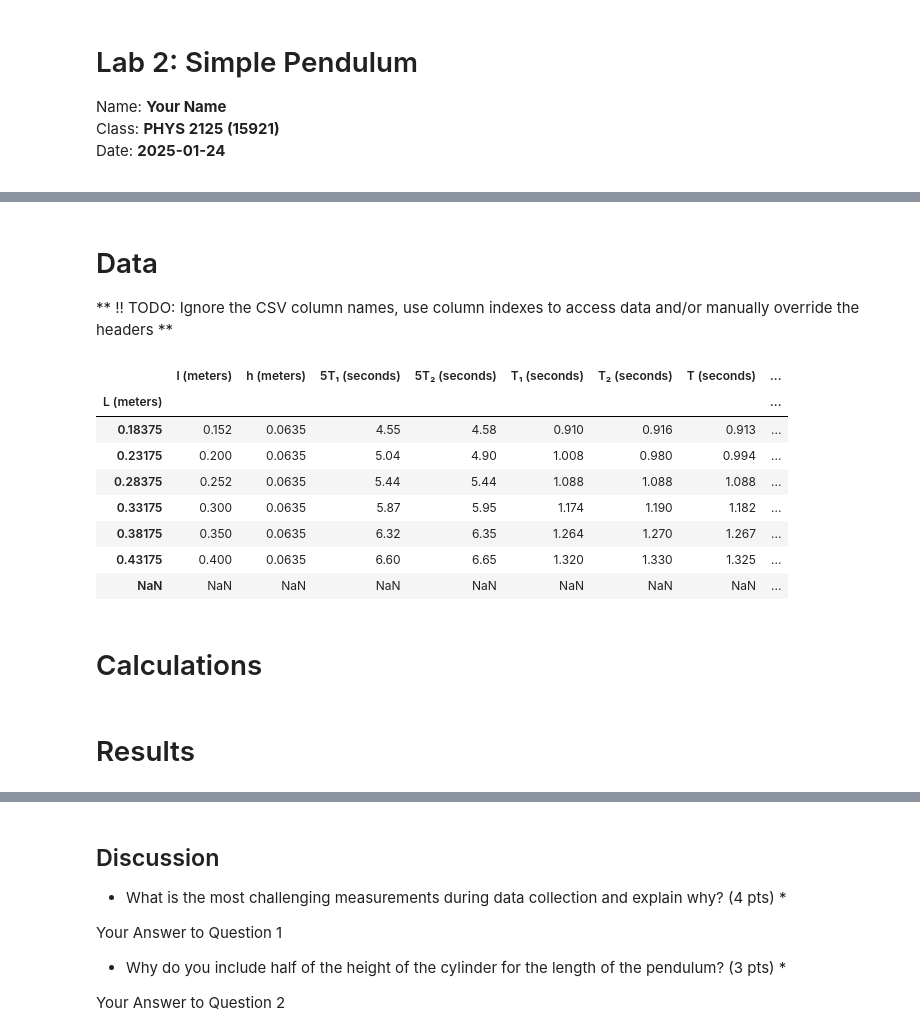
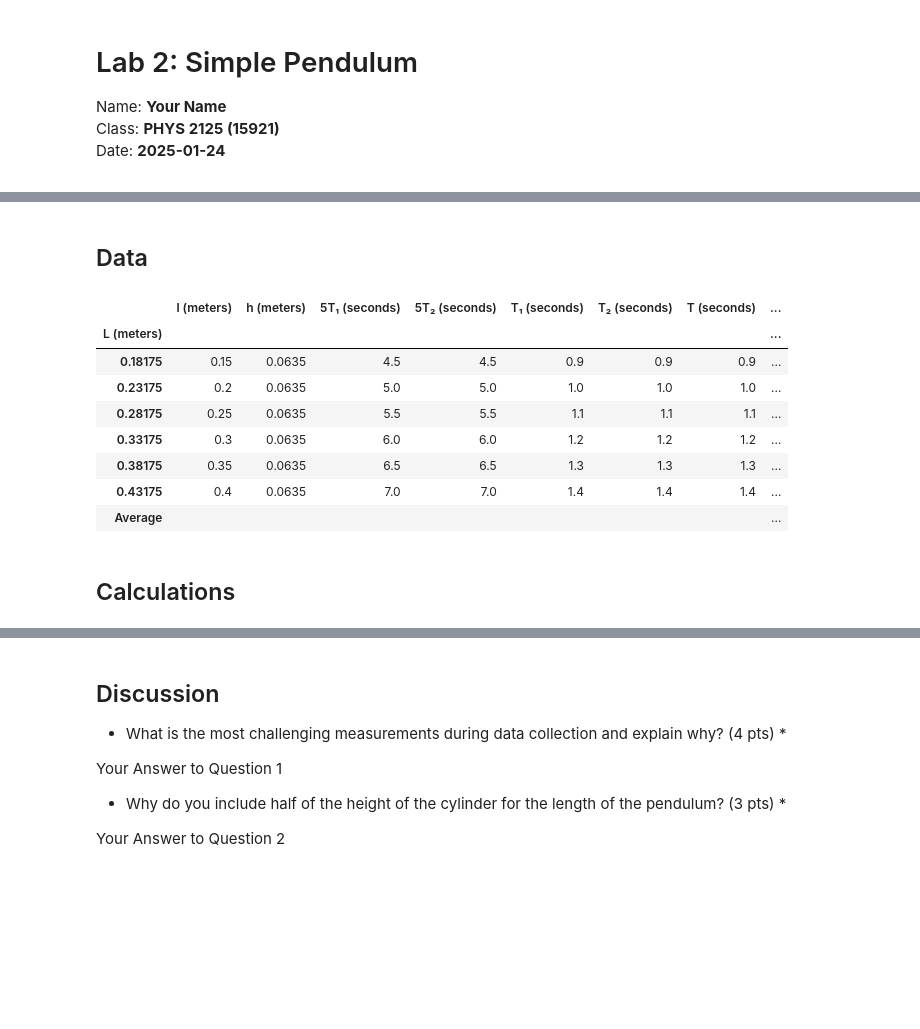
Before and after one commit to dundonite/Physics-Lab-2125-15921, a Jupyter notebook: lab2.ipynb, the cells around one changed output, grey strips where cells are left out. Drawn from its saved outputs; the diff is of its cells as text; code cells hidden in the pictures; blank space fills up the shorter version.

```diff
--- a/lab2.ipynb
+++ b/lab2.ipynb
@@ -45,11 +45,14 @@ mercury.Text
 mercury.Text
 # %%
 # Parse Data
+%autoreload 2
 
 dataColumnNames = ["l (meters)", "h (meters)","L (meters)","5T₁ (seconds)","5T₂ (seconds)","T₁ (seconds)","T₂ (seconds)","T (seconds)","T² (seconds²)","g (meters/seconds²)"];
 
 if file.filepath is not None:
     df = pd.read_csv(file.filepath, names=dataColumnNames, header=0).set_index('L (meters)')
+else:
+    df = pd.read_csv('lab2.csv', names=dataColumnNames, header=0).set_index('L (meters)')
 # %%
 %%markdown
 
@@ -130,20 +190,19 @@ The following procedure was followed:
 # %% [markdown]
-# Data
-
-** !! TODO: Ignore the CSV column names, use column indexes to access data and/or manually override the headers **
+## Data
 # %%
-from IPython.display import display, HTML
+# Print the data table
 
-# !! TODO add  gavg = average of all values of g. show at the bottom of the g column
+df.loc['Average'] = ""
+df.loc[['Average'], [dataColumnNames[9]]] = g_avg
 
 HTML(df.to_html())
 # %% [output]
 |  | l (meters) | h (meters) | 5T₁ (seconds) | 5T₂ (seconds) | T₁ (seconds) | T₂ (seconds) | T (seconds) | ... |
 | L (meters) |  |  |  |  |  |  |  | ... |
-| 0.18375 | 0.152 | 0.0635 | 4.55 | 4.58 | 0.910 | 0.916 | 0.913 | ... |
-| 0.23175 | 0.200 | 0.0635 | 5.04 | 4.90 | 1.008 | 0.980 | 0.994 | ... |
-| 0.28375 | 0.252 | 0.0635 | 5.44 | 5.44 | 1.088 | 1.088 | 1.088 | ... |
-| 0.33175 | 0.300 | 0.0635 | 5.87 | 5.95 | 1.174 | 1.190 | 1.182 | ... |
-| 0.38175 | 0.350 | 0.0635 | 6.32 | 6.35 | 1.264 | 1.270 | 1.267 | ... |
-| 0.43175 | 0.400 | 0.0635 | 6.60 | 6.65 | 1.320 | 1.330 | 1.325 | ... |
-| NaN | NaN | NaN | NaN | NaN | NaN | NaN | NaN | ... |
+| 0.18175 | 0.15 | 0.0635 | 4.5 | 4.5 | 0.9 | 0.9 | 0.9 | ... |
+| 0.23175 | 0.2 | 0.0635 | 5.0 | 5.0 | 1.0 | 1.0 | 1.0 | ... |
+| 0.28175 | 0.25 | 0.0635 | 5.5 | 5.5 | 1.1 | 1.1 | 1.1 | ... |
+| 0.33175 | 0.3 | 0.0635 | 6.0 | 6.0 | 1.2 | 1.2 | 1.2 | ... |
+| 0.38175 | 0.35 | 0.0635 | 6.5 | 6.5 | 1.3 | 1.3 | 1.3 | ... |
+| 0.43175 | 0.4 | 0.0635 | 7.0 | 7.0 | 1.4 | 1.4 | 1.4 | ... |
+| Average |  |  |  |  |  |  |  | ... |
@@ -150,3 +211,3 @@ HTML(df.to_html())
 # %% [markdown]
-# Calculations
+## Calculations
 # %%
@@ -174,2 +219,0 @@ deviation_g_str = str("%.2f" % round(deviation_g, 2))
-# %% [markdown]
-# Results
```
Also changed, not shown: parts of 14 cells of this notebook, 3 other files.
